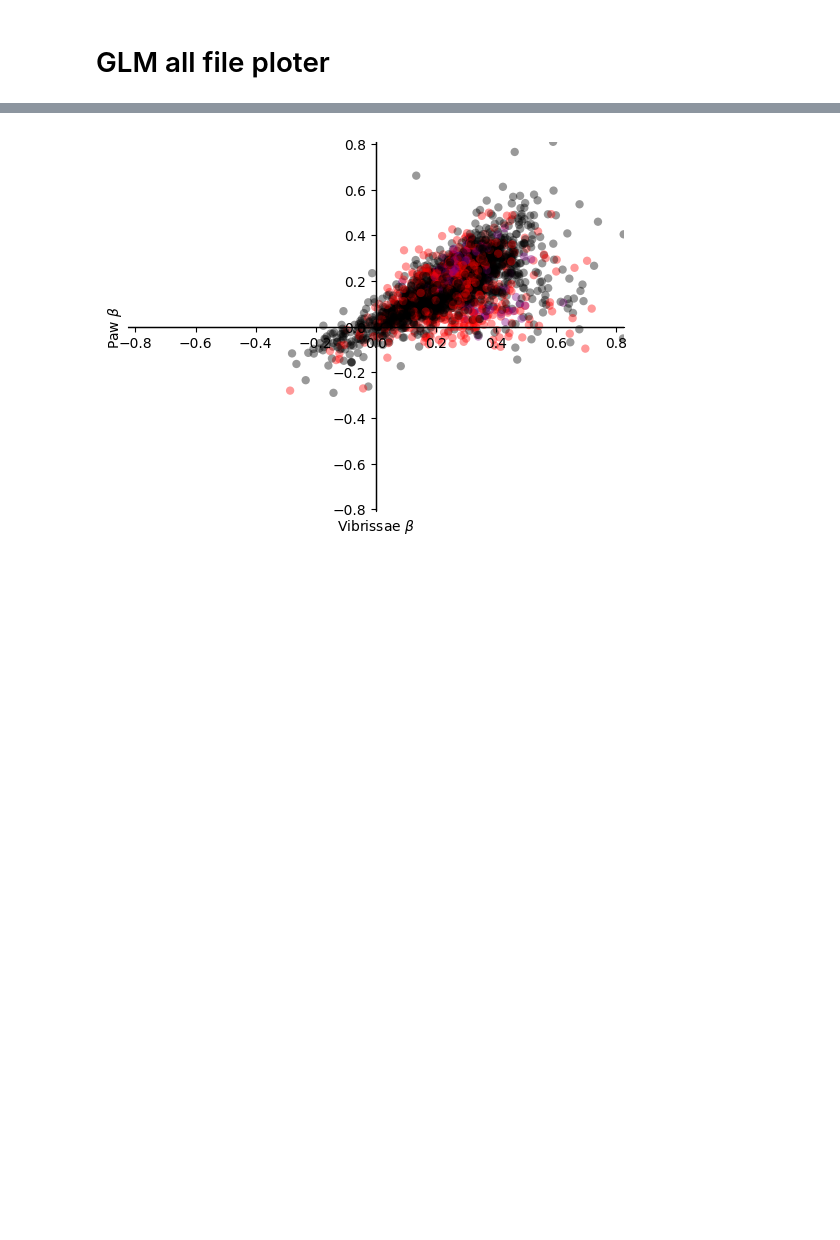
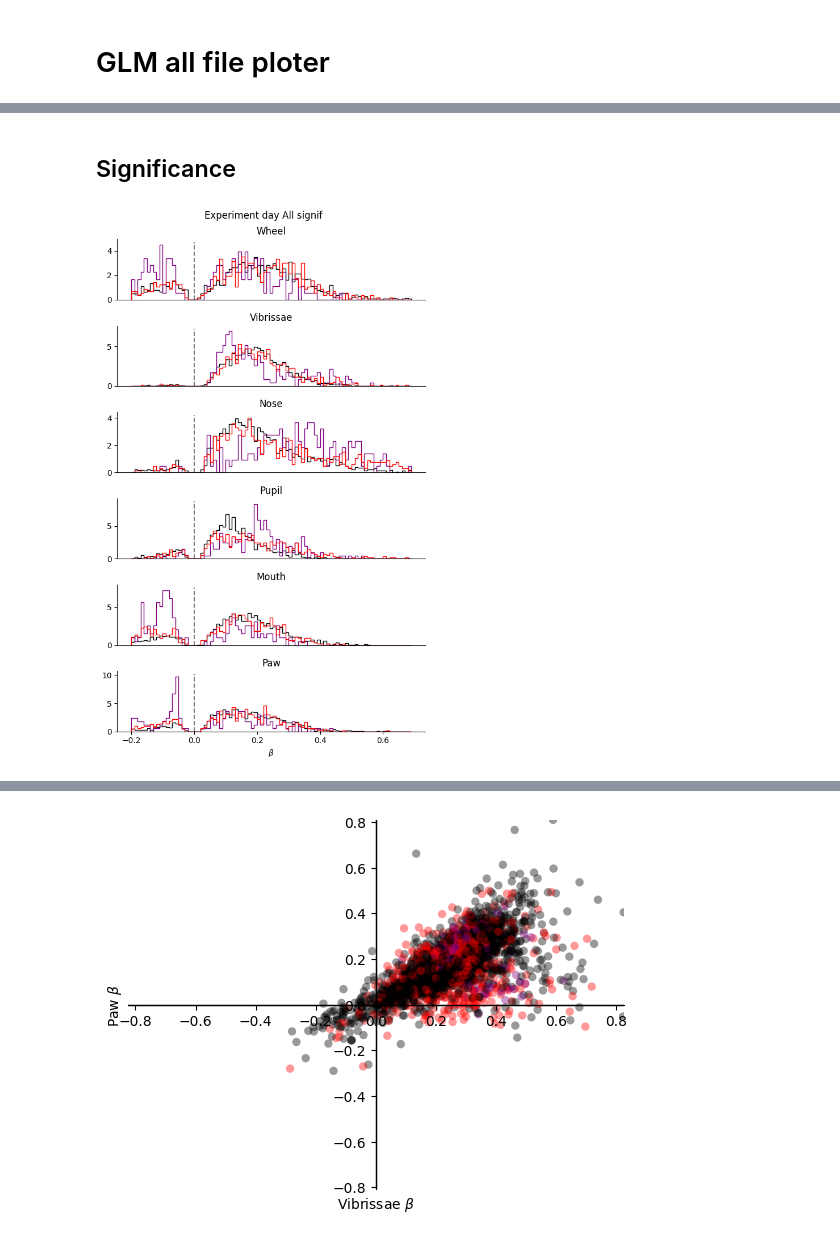
Before and after one commit to BernardoAO/GLM_V1, a Jupyter notebook: GLM/GLM_all_file_plot.ipynb, the cells around one changed output, grey strips where cells are left out. Saved outputs shown, nothing was run; the diff lists cells and outputs as text; code cells hidden in the pictures; blank space fills up the shorter version.

```diff
--- a/GLM/GLM_all_file_plot.ipynb
+++ b/GLM/GLM_all_file_plot.ipynb
@@ -122,0 +142,8 @@ plot_histogram_of_GLM(all_GLM_coef_array, ROI_names, all_unit_colors,
+# %% [markdown]
+## Significance
+# %%
+masked_array = np.where(sig_GLM_coef_array == 0, np.nan, all_GLM_coef_array)
+plot_histogram_of_GLM(masked_array, ROI_names, all_unit_colors,
+                      bins = costume_bins, exp = "All significant")
+# %% [output]
+[figure, added]
```
Also changed, not shown: parts of 16 cells of this notebook, 4 other files.
